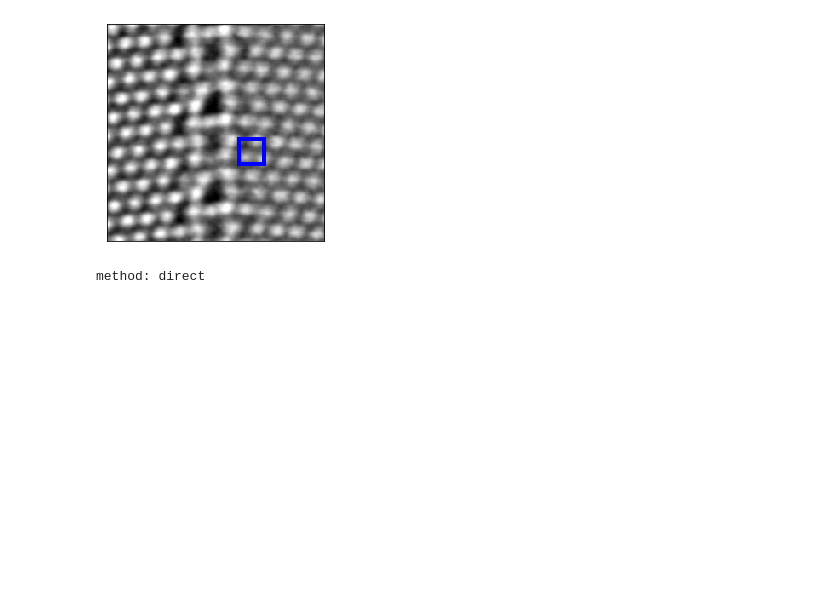
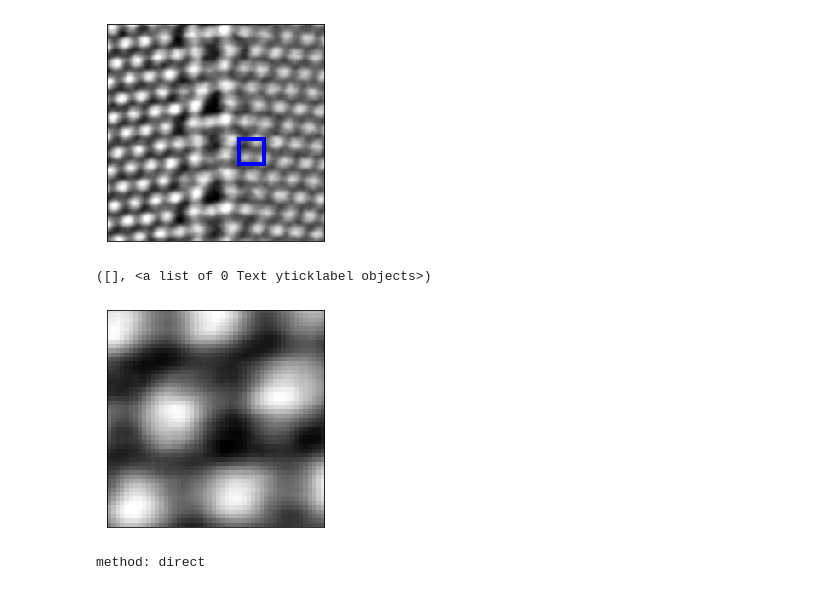
Before and after one commit to NingWang1990/pySTEM, a Jupyter notebook: paper/paper.ipynb, the cells around one changed output. Saved outputs shown, nothing was run; the diff lists cells and outputs as text; code cells hidden in the pictures; blank space fills up the shorter version.

```diff
--- a/paper/paper.ipynb
+++ b/paper/paper.ipynb
@@ -22,6 +24,13 @@ ax.add_patch(box1)
 # %% [output]
 <matplotlib.patches.Rectangle at 0x...>
 [figure]
+# %%
+plt.imshow(image[20:70,20:70],cmap='gray')
+plt.xticks([])
+plt.yticks([])
+# %% [output]
+([], <a list of 0 Text yticklabel objects>)
+[figure, added]
 # %%
 step = 1
 descriptor_name = 'local_correlation_map'
```
Also changed, not shown: parts of 22 cells of this notebook, 7 other files.
